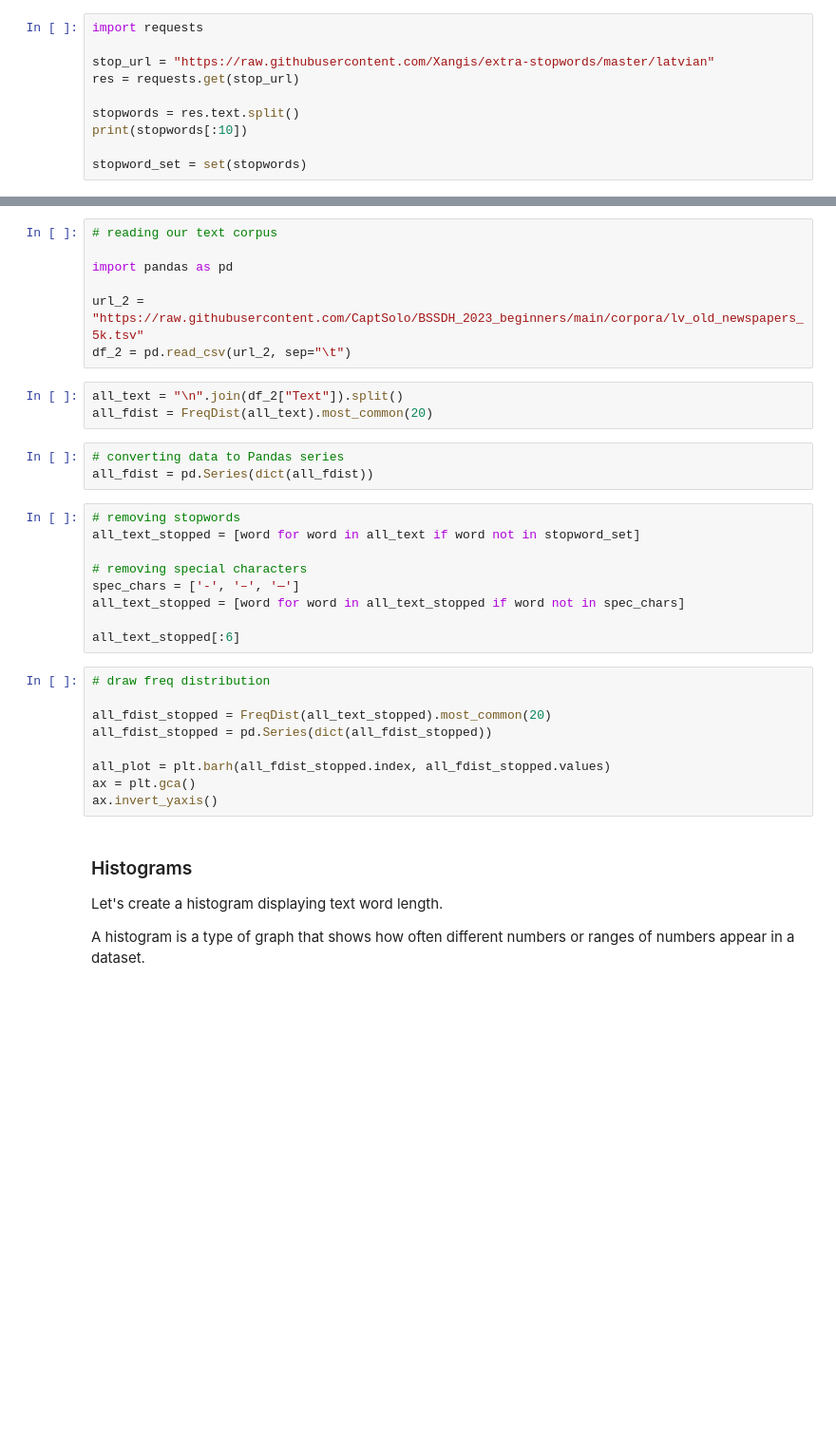
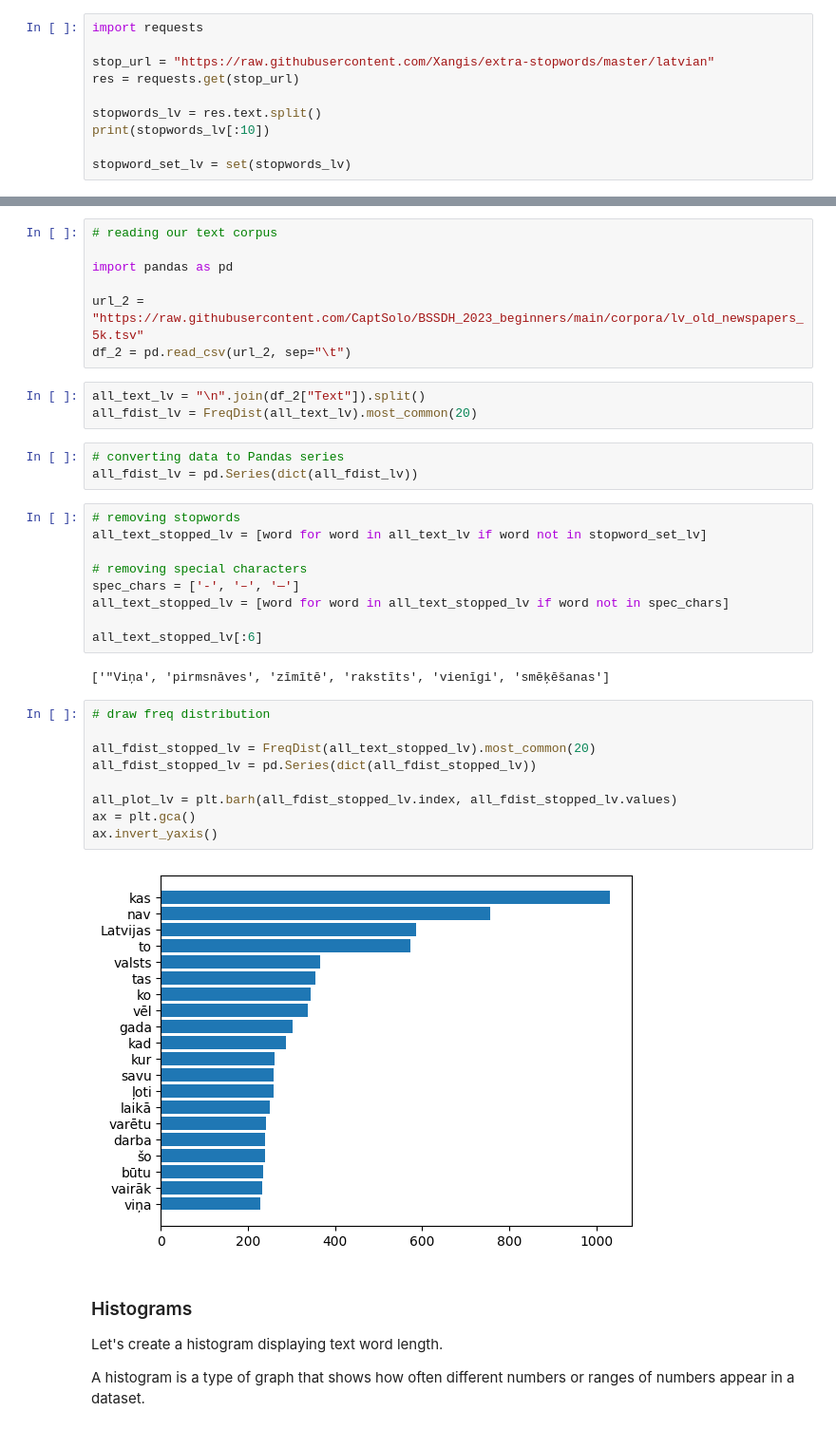
Before and after one commit to CaptSolo/BSSDH_2024_beginners, a Jupyter notebook: notebooks/Day 2 - Visualization.ipynb, the cells around one changed output, grey strips where cells are left out. Shown at 95% size. Drawn from its saved outputs; the diff is of its cells as text; blank space fills up the shorter version.

Commit message:
Visualization notebook

```diff
--- a/notebooks/Day 2 - Visualization.ipynb
+++ b/notebooks/Day 2 - Visualization.ipynb
@@ -131,7 +235,7 @@ import requests
 stop_url = "https://raw.githubusercontent.com/Xangis/extra-stopwords/master/latvian"
 res = requests.get(stop_url)
 
-stopwords = res.text.split()
-print(stopwords[:10])
+stopwords_lv = res.text.split()
+print(stopwords_lv[:10])
 
-stopword_set = set(stopwords)
+stopword_set_lv = set(stopwords_lv)
@@ -143,29 +249,33 @@ import pandas as pd
 url_2 = "https://raw.githubusercontent.com/CaptSolo/BSSDH_2023_beginners/main/corpora/lv_old_newspapers_5k.tsv"
 df_2 = pd.read_csv(url_2, sep="\t")
 # %%
-all_text = "\n".join(df_2["Text"]).split()
-all_fdist = FreqDist(all_text).most_common(20)
+all_text_lv = "\n".join(df_2["Text"]).split()
+all_fdist_lv = FreqDist(all_text_lv).most_common(20)
 # %%
 # converting data to Pandas series
-all_fdist = pd.Series(dict(all_fdist))
+all_fdist_lv = pd.Series(dict(all_fdist_lv))
 # %%
 # removing stopwords
-all_text_stopped = [word for word in all_text if word not in stopword_set]
+all_text_stopped_lv = [word for word in all_text_lv if word not in stopword_set_lv]
 
 # removing special characters
 spec_chars = ['-', '–', '—']
-all_text_stopped = [word for word in all_text_stopped if word not in spec_chars]
+all_text_stopped_lv = [word for word in all_text_stopped_lv if word not in spec_chars]
 
-all_text_stopped[:6]
+all_text_stopped_lv[:6]
+# %% [output]
+['"Viņa', 'pirmsnāves', 'zīmītē', 'rakstīts', 'vienīgi', 'smēķēšanas']
 # %%
 # draw freq distribution
 
-all_fdist_stopped = FreqDist(all_text_stopped).most_common(20)
-all_fdist_stopped = pd.Series(dict(all_fdist_stopped))
+all_fdist_stopped_lv = FreqDist(all_text_stopped_lv).most_common(20)
+all_fdist_stopped_lv = pd.Series(dict(all_fdist_stopped_lv))
 
-all_plot = plt.barh(all_fdist_stopped.index, all_fdist_stopped.values)
+all_plot_lv = plt.barh(all_fdist_stopped_lv.index, all_fdist_stopped_lv.values)
 ax = plt.gca()
 ax.invert_yaxis()
+# %% [output]
+[figure, added]
 # %% [markdown]
 ### Histograms
 
```
Also changed, not shown: parts of 34 cells of this notebook.
